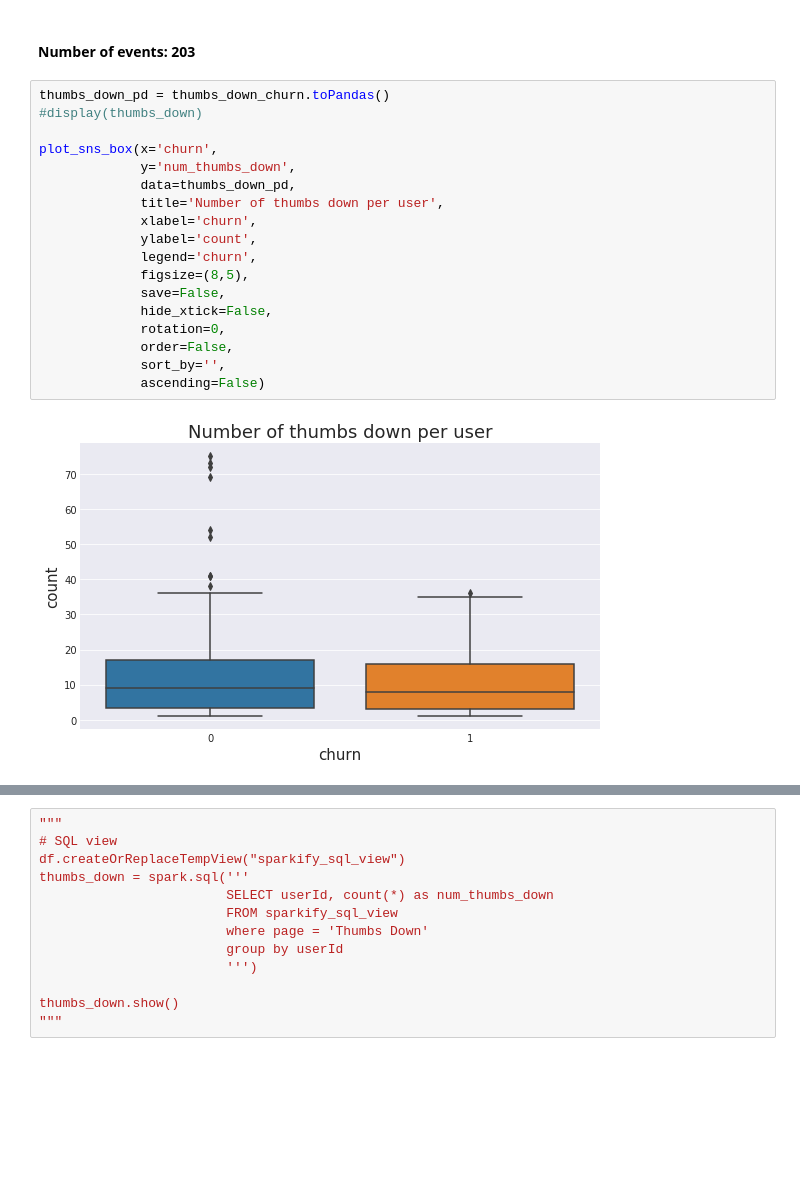
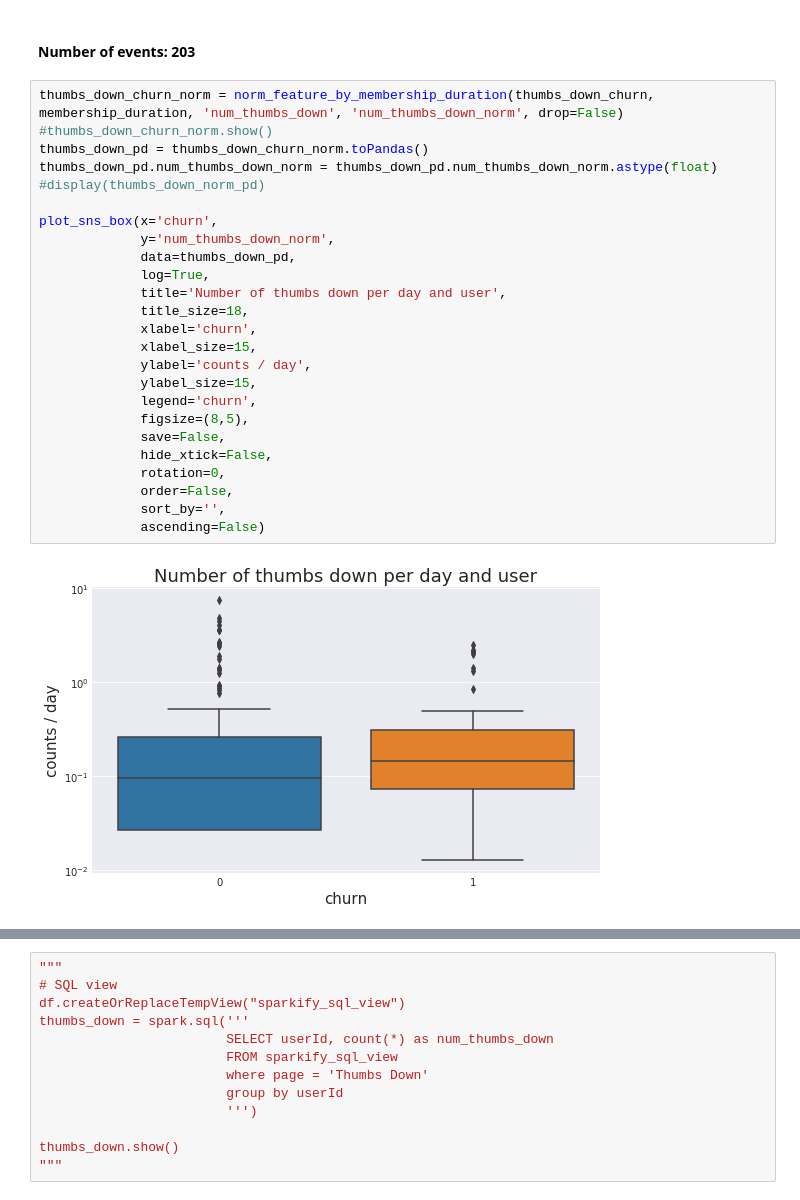
Before and after one commit to ddhartma/Sparkify-Project, a Jupyter notebook: Sparkify.ipynb, the cells around one changed output, grey strips where cells are left out. Cells and saved outputs as stored; diff of their text form; blank space fills up the shorter version.

```diff
--- a/Sparkify.ipynb
+++ b/Sparkify.ipynb
@@ -1591,22 +1693,29 @@ printmd('#### Number of events: '+ str(thumbs_down.count()))
 only showing top 20 rows
 #### Number of events: 203
 # %%
-thumbs_down_pd = thumbs_down_churn.toPandas()
-#display(thumbs_down)
+thumbs_down_churn_norm = norm_feature_by_membership_duration(thumbs_down_churn, membership_duration, 'num_thumbs_down', 'num_thumbs_down_norm', drop=False)
+#thumbs_down_churn_norm.show()
+thumbs_down_pd = thumbs_down_churn_norm.toPandas()
+thumbs_down_pd.num_thumbs_down_norm = thumbs_down_pd.num_thumbs_down_norm.astype(float)
+#display(thumbs_down_norm_pd)
 
 plot_sns_box(x='churn',
-             y='num_thumbs_down',
+             y='num_thumbs_down_norm',
              data=thumbs_down_pd,
-             title='Number of thumbs down per user',
+             log=True,
+             title='Number of thumbs down per day and user',
+             title_size=18,
              xlabel='churn',
-             ylabel='count',
+             xlabel_size=15,
+             ylabel='counts / day',
+             ylabel_size=15,
              legend='churn',
              figsize=(8,5),
              save=False,
              hide_xtick=False,
              rotation=0,
              order=False,
              sort_by='',
              ascending=False)
 # %% [output]
-[figure, old version]
+[figure, new version]
```
Also changed, not shown: parts of 61 cells of this notebook, 1 other file.
